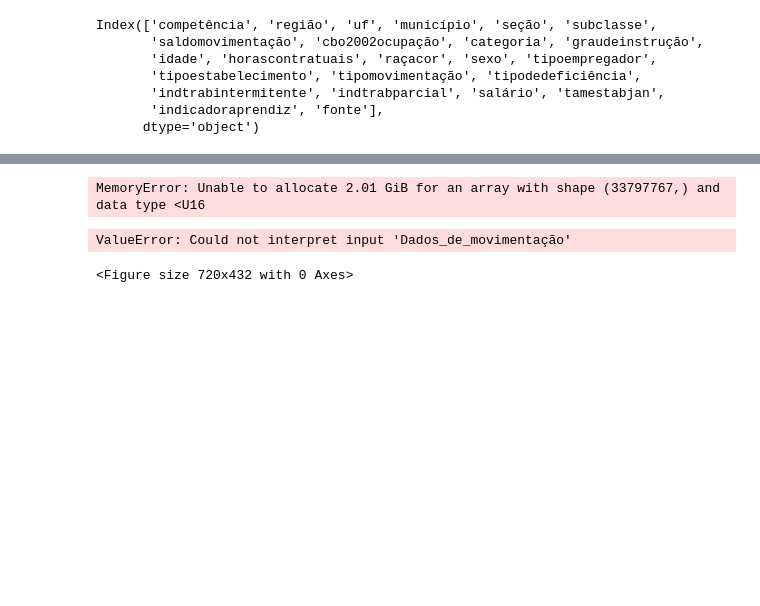
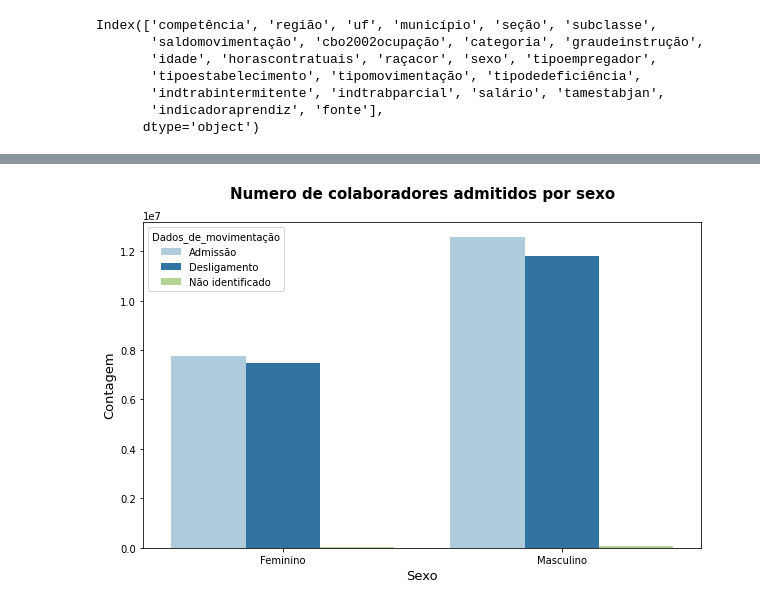
Before and after one commit to wesleyvs/estatistica-trabalho-bdne, a Jupyter notebook: 5_causas-de-demissao-formalizadas-pelos-empregadores-distribuidas-por-sexo-raca-cor-e-faixa-etaria.ipynb, the cells around one changed output, grey strips where cells are left out. Cells and saved outputs as stored; diff of their text form; code cells hidden in the pictures; blank space fills up the shorter version.

```diff
--- a/5_causas-de-demissao-formalizadas-pelos-empregadores-distribuidas-por-sexo-raca-cor-e-faixa-etaria.ipynb
+++ b/5_causas-de-demissao-formalizadas-pelos-empregadores-distribuidas-por-sexo-raca-cor-e-faixa-etaria.ipynb
@@ -93,25 +94,22 @@ pandemia_df['desctipomovimentação'] = pandemia_df['tipomovimentação'].map({
 99:'Não Identificado'})
 # %%
 conditions = [
-    (pandemia_df['tipomovimentação'].isin([10,20,25,35,70])),
-    (pandemia_df['tipomovimentação'].isin([31,32,33,40,43,45,50,60,80,90,98])),
-    (pandemia_df['tipomovimentação'].isin([99]))
+    (main_df['tipomovimentação'].isin([10,20,25,35,70])),
+    (main_df['tipomovimentação'].isin([31,32,33,40,43,45,50,60,80,90,98])),
+    (main_df['tipomovimentação'].isin([99]))
     ]
 
 values = ['Admissão', 'Desligamento', 'Não identificado']
 
-pandemia_df['Dados_de_movimentação'] = np.select(conditions, values)
+main_df['Dados_de_movimentação'] = np.select(conditions, values)
-# %% [output]
-MemoryError: Unable to allocate 2.01 GiB for an array with shape (33797767,) and data type <U16
 # %%
 plot(
-    get_chart = lambda: sb.countplot(x='descsexo', hue='Dados_de_movimentação',data = pandemia_df, palette='Paired'),
+    get_chart = lambda: sb.countplot(x='descsexo', hue='Dados_de_movimentação',data = main_df, palette='Paired'),
     title = "Numero de colaboradores admitidos por sexo",
     xlabel = "Sexo",
     ylabel = "Contagem",
 )
 # %% [output]
-ValueError: Could not interpret input 'Dados_de_movimentação'
-<Figure size 720x432 with 0 Axes>
+[figure, added]
 # %%
 conditions = [
```
Also changed, not shown: parts of 8 cells of this notebook.
